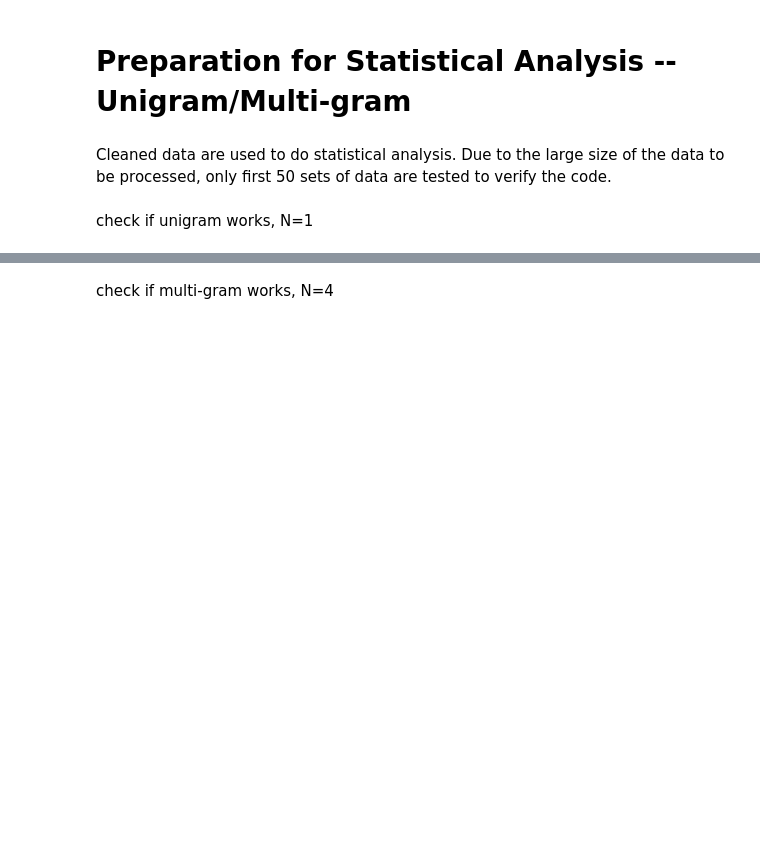
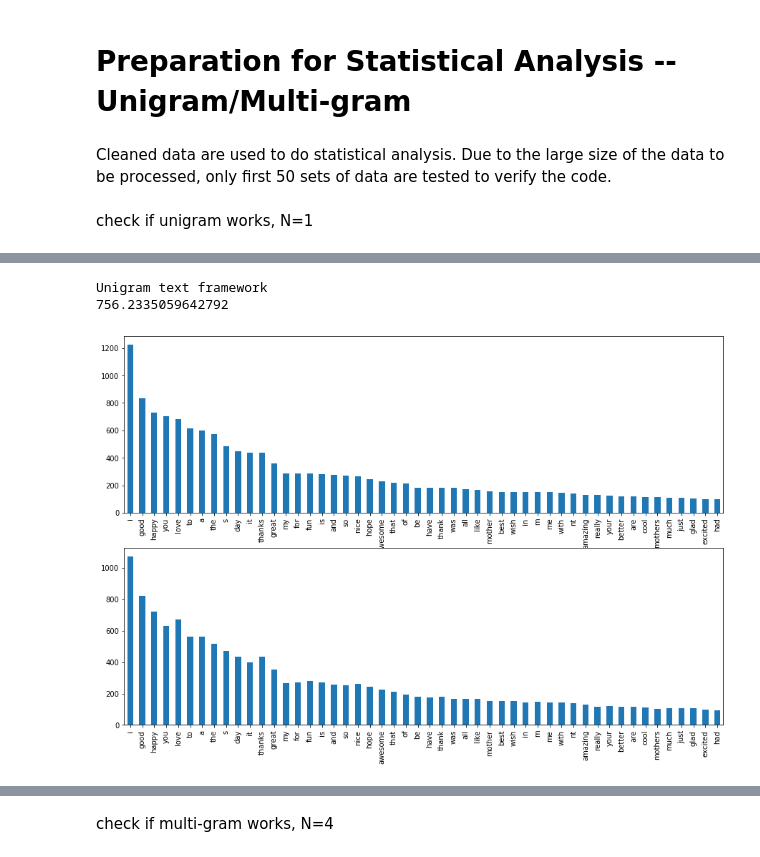
Before and after one commit to Chenghan-Sun/Senti-Extraction, a Jupyter notebook: notebook/EDA.ipynb, the cells around one changed output, grey strips where cells are left out. Drawn from its saved outputs; the diff is of its cells as text; code cells hidden in the pictures; blank space fills up the shorter version.

```diff
--- a/notebook/EDA.ipynb
+++ b/notebook/EDA.ipynb
@@ -116,5 +139,5 @@ Positive.head()
 # %%
-def process_to_csv(process_df, feature, clean_csv_path):
+def process_to_csv(process_df, feature, clean_csv_path1,clean_csv_path2):
     """ Ensemble method for processing multiple tweets in dataframe (df)
     Params:
         process_df: the df to be processed
@@ -142,5 +165,6 @@ def process_to_csv(process_df, feature, clean_csv_path):
 
     # save as a csv file
 
-    processed_df.to_csv(clean_csv_path)
+    #processed_df.to_csv(clean_csv_path1)
+    #processed_df_tbused.to_csv(clean_csv_path2)
     return processed_df_tbused
@@ -147,10 +215,11 @@ def process_to_csv(process_df, feature, clean_csv_path):
 # %%
 # saving path of the cleaned data
-save='../data/Positive_clean_data.csv'
+save1=1
+save2=2
 # featured data to be cleaned
 feature='selected_text'
 # apply the previous function
-selected_text=process_to_csv(Positive,feature,save)
+selected_text=process_to_csv(Positive,feature,save1,save2)
 selected_text.head()
 # %% [output]
 A value is trying to be set on a copy of a slice from a DataFrame
@@ -170,7 +239,7 @@ See the caveats in the documentation: https://pandas.pydata.org/pandas-docs/stab
 # %% [markdown]
 Cleaned data are used to do statistical analysis. Due to the large size of the data to be processed, only first 50 sets of data are tested to verify the code.
 # %%
-split_selected_text=selected_text['selected_text'][:50]
+split_selected_text=selected_text['selected_text']
 split_selected_word=[]
 for i in range(len(split_selected_text)):
     for j in split_selected_text[i]:
@@ -238,0 +269,22 @@ check if multi-gram works, N=2
+# %%
+# Timing the process of data clean
+import time
+start=time.time()
+uni_gram,uni_presence,uni_frequency,uni_number_unique_term,uniuni_gram=StaA.nGram(split_selected_word,split_selected_text,1)
+frequency,presence,rank=StaA.ranking(uni_frequency,uni_presence,uni_gram)
+end=time.time()
+print(end-start)
+# %% [output]
+Unigram text framework
+756.2335059642792
+# %%
+# high frequency word
+plt.subplot(2,1,1)
+frequency.head(50).plot.bar(figsize=(15,10))
+plt.subplot(2,1,2)
+presence.head(50).plot.bar(figsize=(15,10))
+
+presence.to_csv('../data/Positive/presence_of_unigram.csv')
+frequency.to_csv('../data/Positive/frequency_of_unigram.csv')
+# %% [output]
+[figure, added]
```
Also changed, not shown: parts of 22 cells of this notebook.
